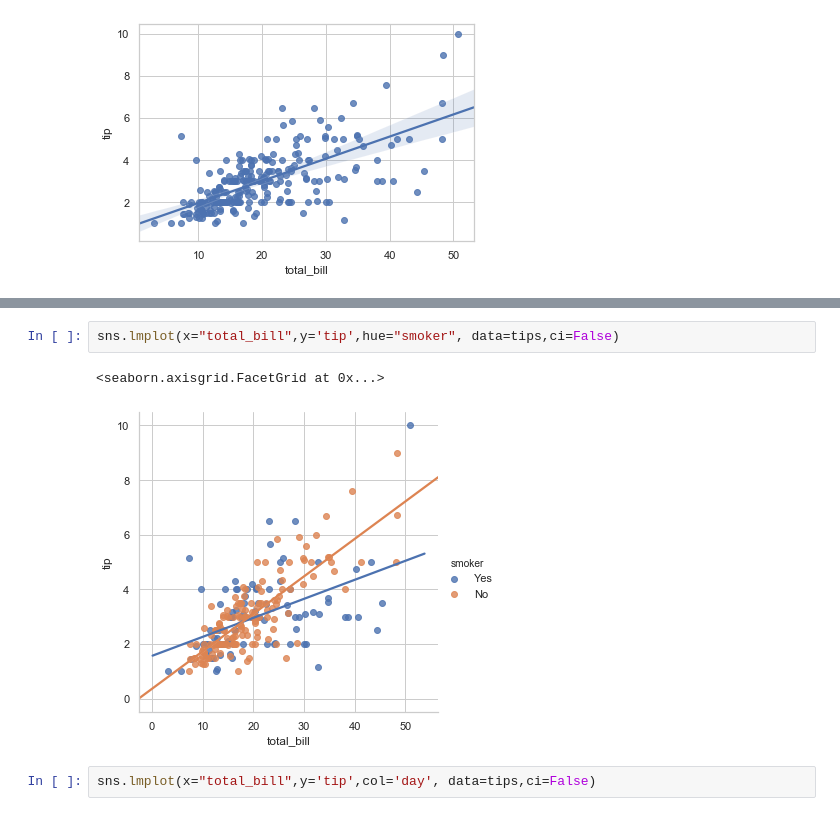
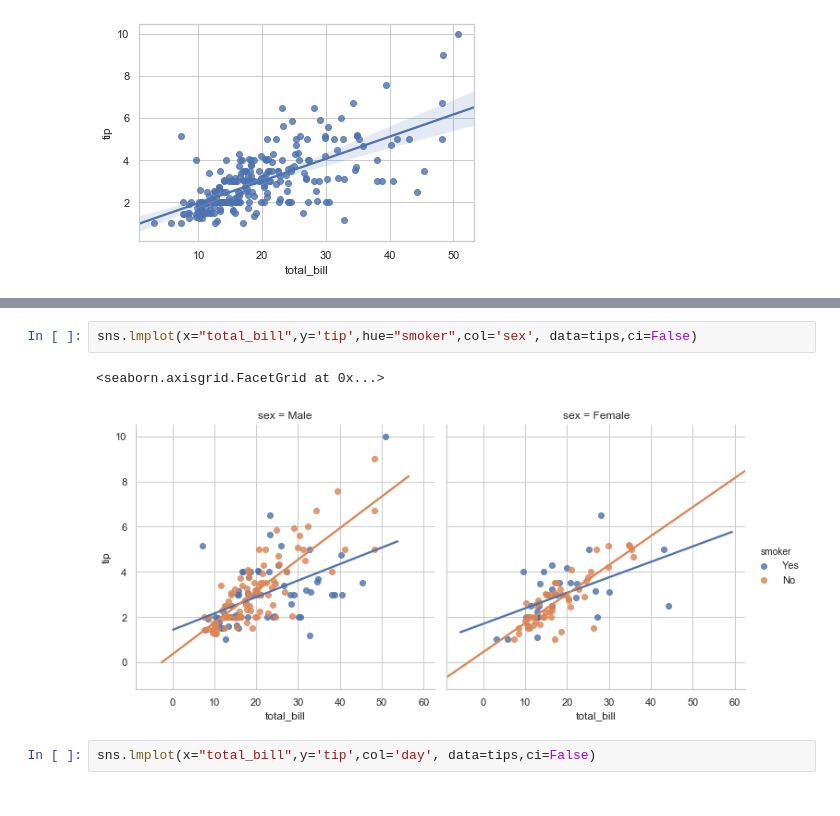
Before and after one commit to srikanthpragada/DS_06_JAN_2020, a Jupyter notebook: seaborn_demo.ipynb, the cells around one changed output, grey strips where cells are left out. Cells and saved outputs as stored; diff of their text form.

```diff
--- a/seaborn_demo.ipynb
+++ b/seaborn_demo.ipynb
@@ -182,8 +192,8 @@ sns.regplot(x="total_bill",y='tip', data=tips)
 # %%
-sns.lmplot(x="total_bill",y='tip',hue="smoker", data=tips,ci=False)
+sns.lmplot(x="total_bill",y='tip',hue="smoker",col='sex', data=tips,ci=False)
 # %% [output]
 <seaborn.axisgrid.FacetGrid at 0x...>
-[figure, old version]
+[figure, new version]
 # %%
 sns.lmplot(x="total_bill",y='tip',col='day', data=tips,ci=False)
 # %% [output]
```
Also changed, not shown: parts of 9 cells of this notebook.
